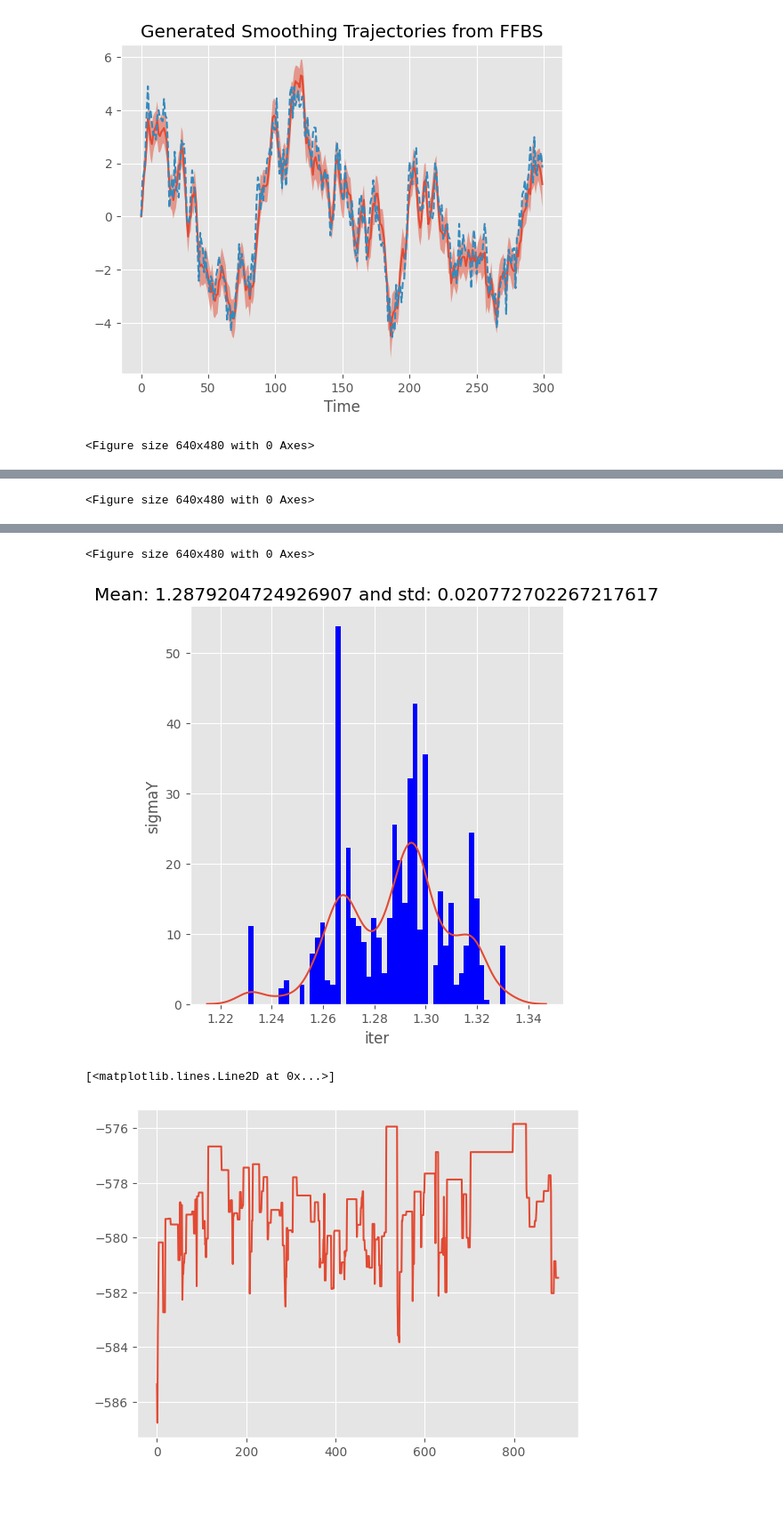
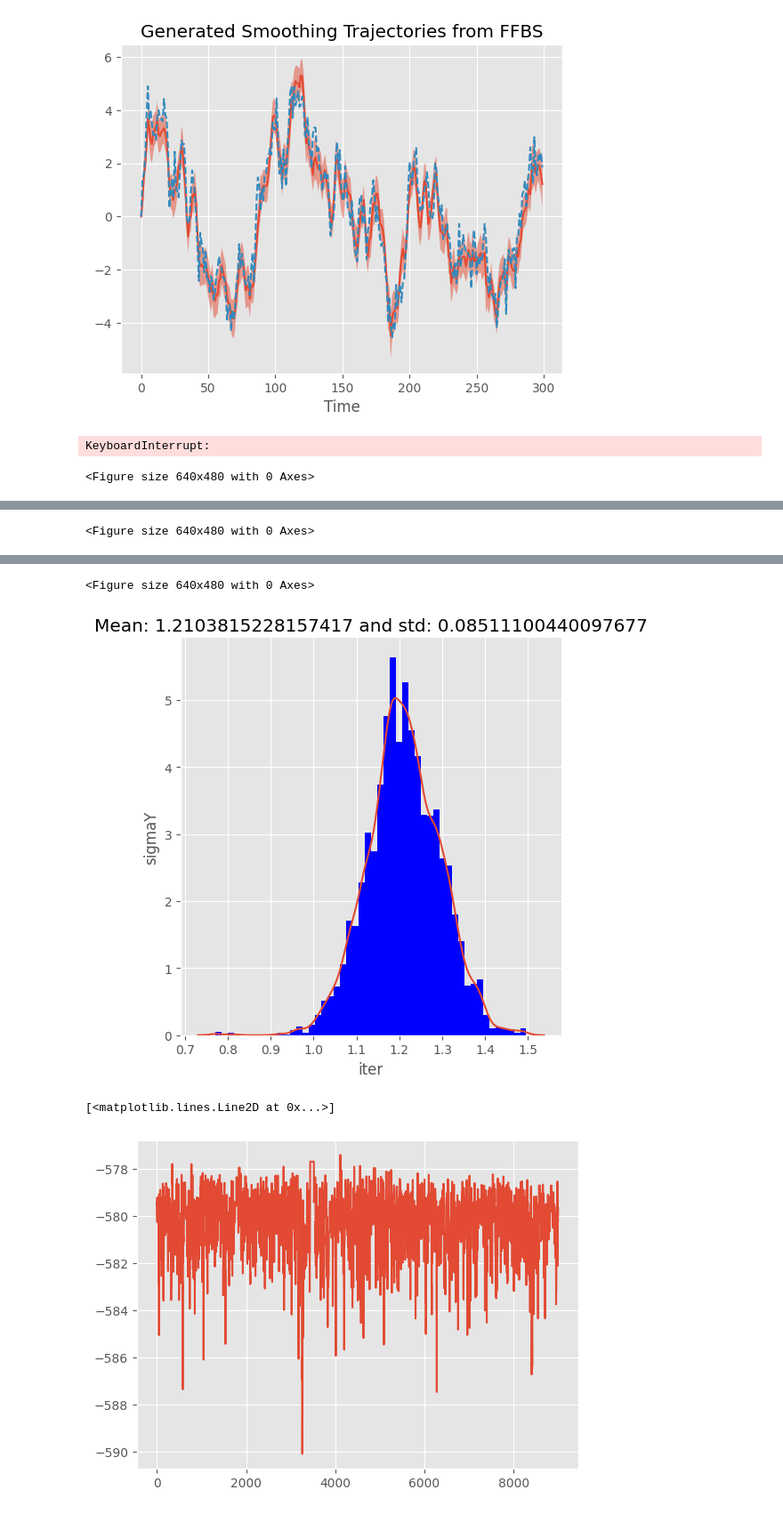
Before and after one commit to Averydx/PMCMC, a Jupyter notebook: pmcmc_test.ipynb, the cells around one changed output, grey strips where cells are left out. Shown at 89% size. Cells and saved outputs as stored; diff of their text form; code cells hidden in the pictures.

```diff
--- a/pmcmc_test.ipynb
+++ b/pmcmc_test.ipynb
@@ -127,12 +127,14 @@ from particles import mcmc
 from particles import datasets as dts  # real datasets available in the package
 
 
-my_pmmh = mcmc.PMMH(ssm_cls=TestModel, prior=my_prior, data=data, Nx=100,
-                    niter=1000,adaptive=True)
+my_pmmh = mcmc.PMMH(ssm_cls=TestModel, prior=my_prior, data=data, Nx=1000,
+                    niter=100_000,adaptive=True,verbose=0)
 
 my_pmmh.run()  # may take several seconds...
+# %% [output]
+KeyboardInterrupt:
 # %%
-burn_in = 100
+burn_in = 1000
 
 for p in prior_dict.keys():  # loop over mu, theta, rho
     plt.figure()
@@ -152,4 +154,4 @@ plt.plot(my_pmmh.chain.lpost[burn_in:])
 <Figure size 640x480 with 0 Axes>
-[figure, old version]
+[figure, new version]
 [<matplotlib.lines.Line2D at 0x...>]
-[figure, old version]
+[figure, new version]
```
Also changed, not shown: parts of 1 cell of this notebook, 7 other files.
